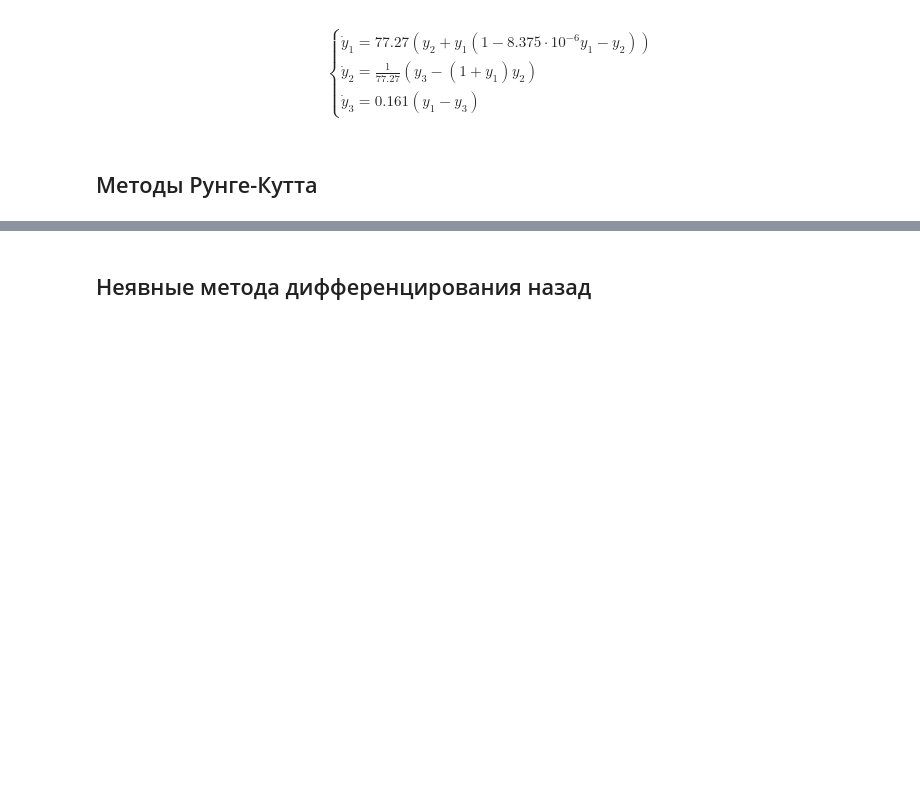
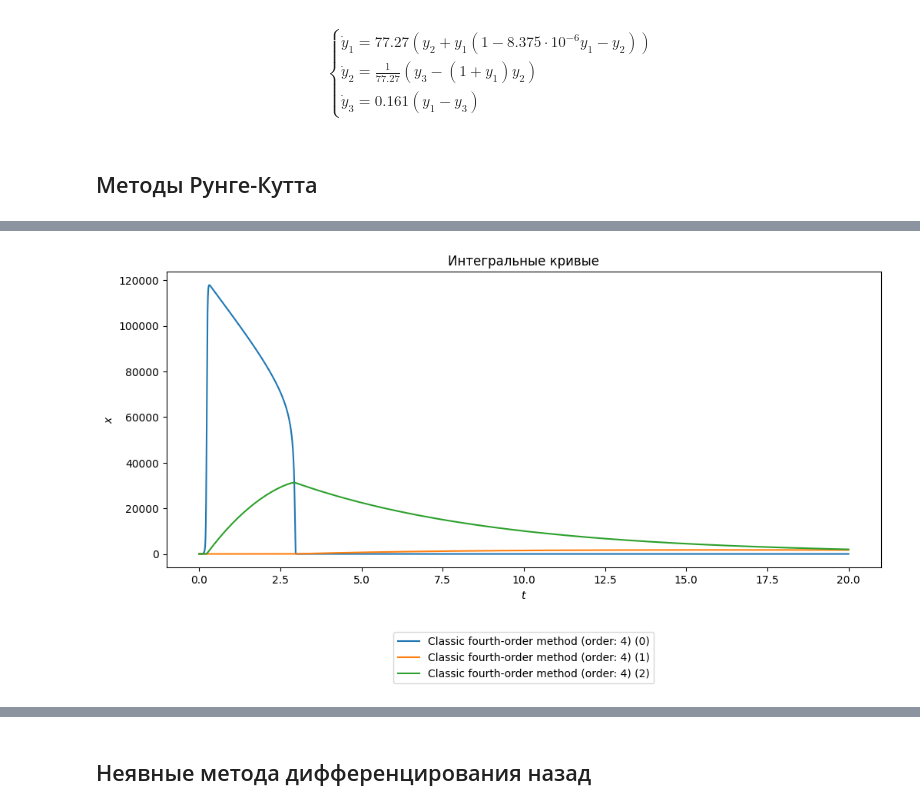
Before and after one commit to vlad-cool/MiptCompMath, a Jupyter notebook: task6_2.ipynb, the cells around one changed output, grey strips where cells are left out. Saved outputs shown, nothing was run; the diff lists cells and outputs as text; code cells hidden in the pictures; blank space fills up the shorter version.

```diff
--- a/task6_2.ipynb
+++ b/task6_2.ipynb
@@ -128,0 +138,89 @@ if enabled:
+# %%
+enabled = True
+import time
+
+t_stop = 20
+tau = 0.00001
+
+
+methods: list[solvers.RungeKuttaMethod] = []
+
+methods.append(
+    solvers.RungeKuttaMethod(
+        "Classic fourth-order method",
+        4,
+        solvers.ButcherTable(
+            [
+                [0.0, 0.0, 0.0, 0.0, 0.0],
+                [1/2, 1/2, 0.0, 0.0, 0.0],
+                [1/2, 0.0, 1/2, 0.0, 0.0],
+                [1.0, 0.0, 0.0, 1.0, 0.0],
+                [0.0, 1/6, 1/3, 1/3, 1/6],
+            ]
+        ),
+        step=0.00001,
+    )
+)
+
+# methods.append(
+#     solvers.RungeKuttaMethod(
+#         "Backward Euler method",
+#         1,
+#         solvers.ButcherTable(
+#             [
+#                 [1.0, 1.0],
+#                 [0.0, 1.0],
+#             ]
+#         ),
+#         step=0.00001,
+#     )
+# )
+
+# methods.append(
+#     solvers.RungeKuttaMethod(
+#         "Lobatto IIIC 4 order method",
+#         4,
+#         solvers.ButcherTable(
+#             [
+#                 [0.0,  1/6, -1/3,   1/6],
+#                 [1/2,  1/6, 5/12, -1/12],
+#                 [1.0,  1/6,  2/3,   1/6],
+#                 [0.0, -1/2,  2.0,  -1/2],
+#                 [0.0,  1/6,  2/3,   1/6],
+#             ]
+#         ),
+#         step=0.0005
+#     )
+# )
+
+# methods.append(
+#     solvers.RungeKuttaMethod(
+#         "Gauss-Legendre method",
+#         4,
+#         solvers.ButcherTable(
+#             [
+#                 [1 / 2 - np.sqrt(3) / 6, 1 / 4                 , 1 / 4 - np.sqrt(3) / 6],
+#                 [1 / 2 + np.sqrt(3) / 6, 1 / 4 + np.sqrt(3) / 6, 1 / 4                 ],
+#                 [0                     , 1 / 2 + np.sqrt(3) / 2, 1 / 2 - np.sqrt(3) / 2],
+#                 [0                     , 1 / 2                 , 1 / 2                 ],
+#             ]
+#         ),
+#         step=0.005
+#     )
+# )
+
+last_output = time.time()
+
+if enabled:
+    for method in methods:
+        tau = method.step or tau
+        print(tau)
+        method = solvers.solve_runge_kutta(f, t_start, t_stop, tau, x_0, method, print_progress=print_progress, include_every_n=1)
+        if plot_single:
+            plotters.plot_solutions([method], multidimensionals_solution=True)
+
+        if method.table.adaptive:
+            plotters.plot_tau(method)
+
+    plotters.plot_solutions(methods, multidimensionals_solution=True)
+# %% [output]
@@ -128,0 +229 @@ if enabled:
+[figure, added]
```
Also changed, not shown: parts of 6 cells of this notebook.
